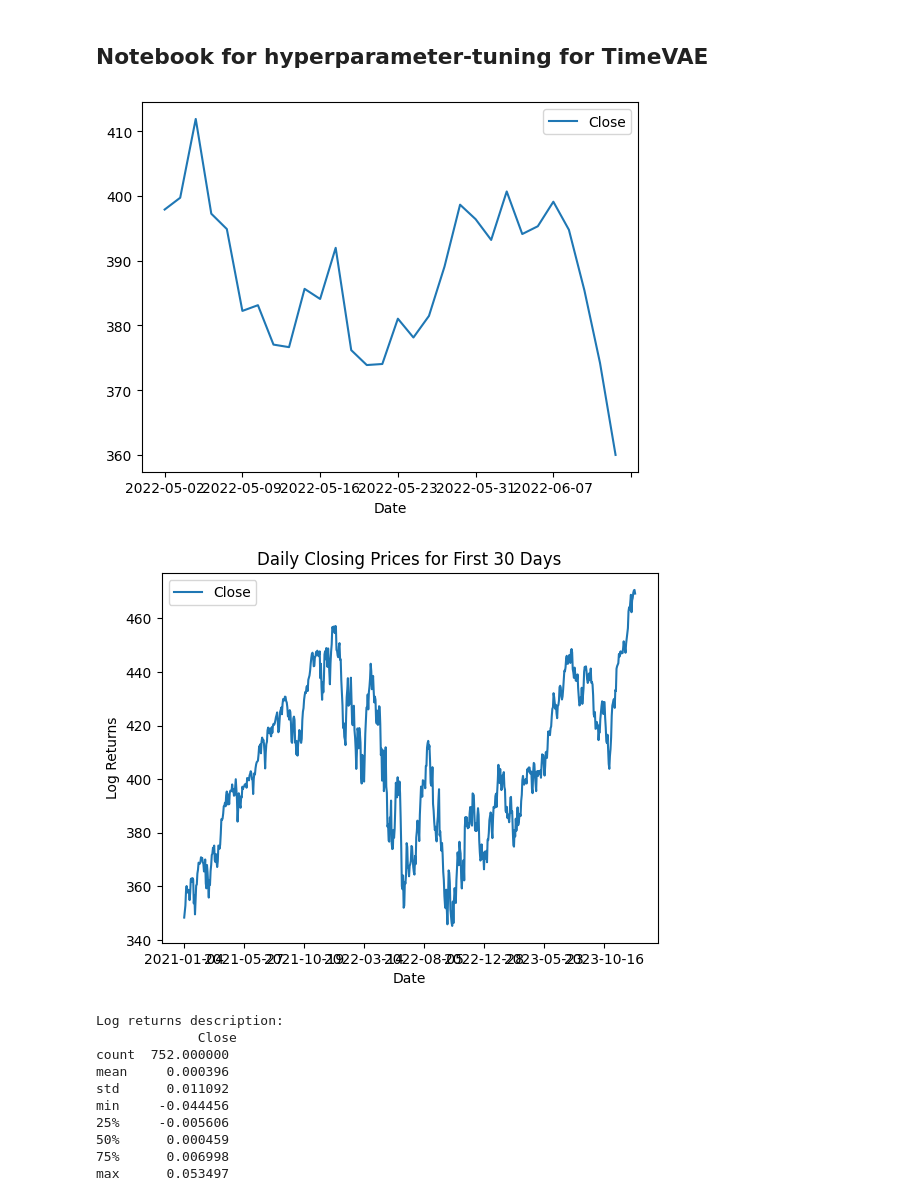
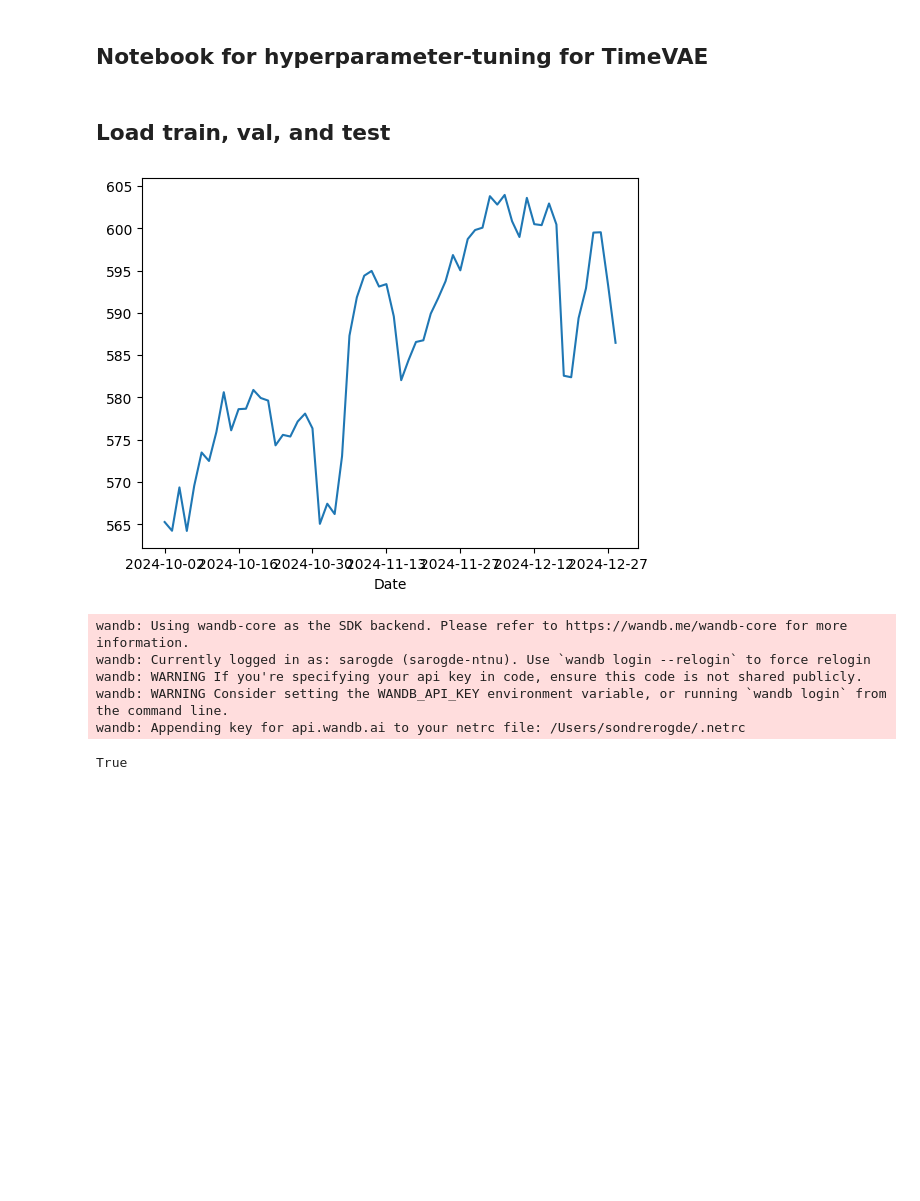
Before and after one commit to Sondringsen/master-thesis, a Jupyter notebook: notebooks/time_vae_hypertune.ipynb, the cells around one changed output. Drawn from its saved outputs; the diff is of its cells as text; code cells hidden in the pictures; blank space fills up the shorter version.

```diff
--- a/notebooks/time_vae_hypertune.ipynb
+++ b/notebooks/time_vae_hypertune.ipynb
@@ -10,32 +14,30 @@ from models.data_generating_models.time_vae import TimeVAE
 import wandb
-# %%
-train_data = pd.read_csv("../data/raw/spy_daily_closing_prices.csv", index_col=0)
-
-i = 334
-train_data.iloc[i:i+30].plot(y='Close', use_index=True)
-train_data.plot(y='Close', use_index=True)
-plt.xlabel('Date')
-plt.ylabel('Log Returns')
-plt.title('Daily Closing Prices for First 30 Days')
-plt.show()
-
-train_data = np.log(train_data/train_data.shift(1)).dropna()
-print("Log returns description: \n", train_data.describe())
-
-
-N = 30
-M = 1000
-load_params = False
-# %% [output]
-[figure, removed]
-[figure, removed]
-Log returns description:
-             Close
-count  752.000000
-mean     0.000396
-std      0.011092
-min     -0.044456
-25%     -0.005606
-50%      0.000459
-75%      0.006998
-max      0.053497
+# %% [markdown]
+## Load train, val, and test
+# %%
+train_data = pd.read_csv("../data/raw/spy_daily_closing_prices_train.csv", index_col=0)
+
+val_data = pd.read_csv("../data/raw/spy_daily_closing_prices_val.csv", index_col=0)
+
+val_data = val_data["Close"]
+val_data.plot(use_index=True)
+val_data = np.array([val_data.values[i:i+30] for i in range(len(val_data)-30 + 1)])
+val_data = pd.DataFrame(val_data)
+val_data = val_data.div(val_data.iloc[:, 0], axis=0)
+
+test_data = pd.read_csv("../data/raw/spy_daily_closing_prices_test.csv", index_col=0)
+test_data = test_data["Close"]
+test_data = np.array([test_data.values[i:i+30] for i in range(len(test_data)-30 + 1)])
+test_data = pd.DataFrame(test_data)
+test_data = test_data.div(test_data.iloc[:, 0], axis=0)
+# %% [output]
+[figure, added]
+# %%
+wandb.login(key="52ea61320bbc9ee2b773e909700366e65977cd0f")
+# %% [output]
+wandb: Using wandb-core as the SDK backend. Please refer to https://wandb.me/wandb-core for more information.
+wandb: Currently logged in as: sarogde (sarogde-ntnu). Use `wandb login --relogin` to force relogin
+wandb: WARNING If you're specifying your api key in code, ensure this code is not shared publicly.
+wandb: WARNING Consider setting the WANDB_API_KEY environment variable, or running `wandb login` from the command line.
+wandb: Appending key for api.wandb.ai to your netrc file: /Users/sondrerogde/.netrc
+True
```
Also changed, not shown: parts of 13 cells of this notebook, 40 other files.
